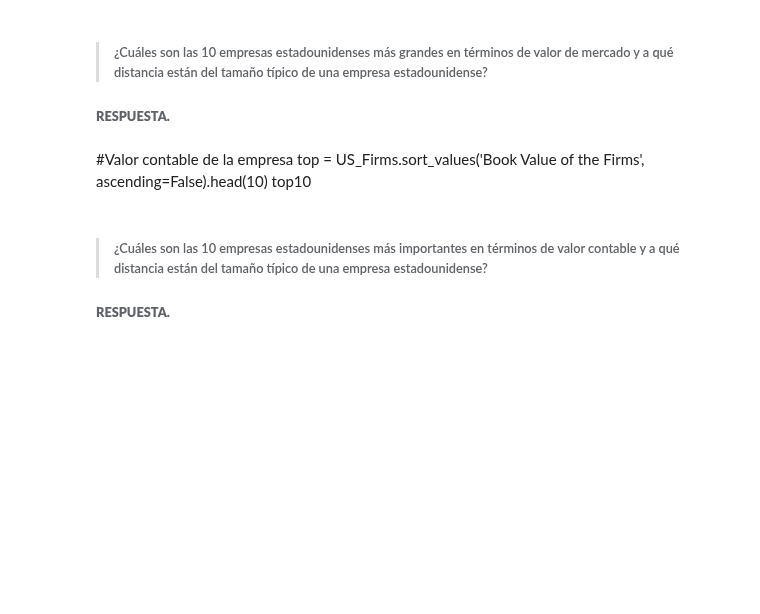
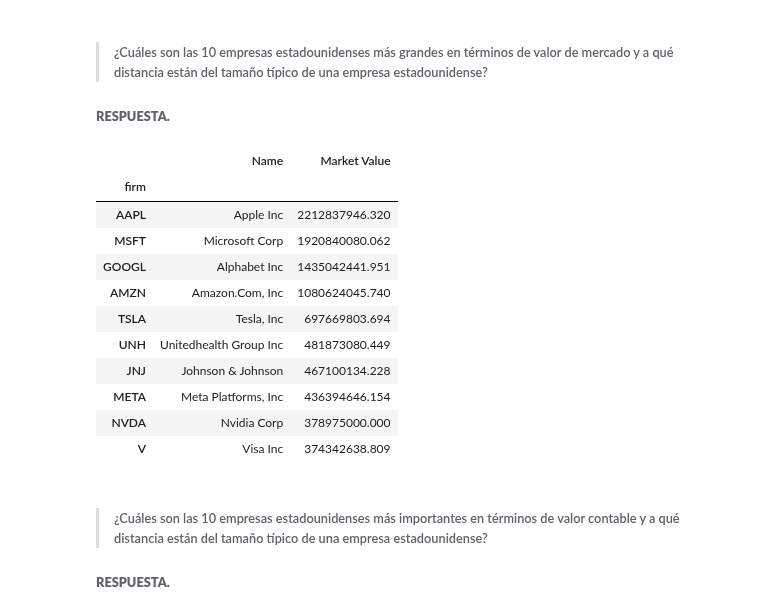
Before and after one commit to AnHrt/StatisticsII, a Jupyter notebook: Statistics/A01369984_BCase.ipynb, the cells around one changed output. Saved outputs shown, nothing was run; the diff lists cells and outputs as text; code cells hidden in the pictures; blank space fills up the shorter version.

```diff
--- a/Statistics/A01369984_BCase.ipynb
+++ b/Statistics/A01369984_BCase.ipynb
@@ -366,17 +444,28 @@ manufacturing["Profit Margin"].groupby(["firm"]).last().plot()
 [figure]
 # %% [markdown]
 ---
+# %%
+B_Firms = US_Firms.groupby(["firm"]).last()
+B_Firms = B_Firms[['Name','Book Value of the Firms','Market Value']]
 # %% [markdown]
 >###### ¿Cuáles son las 10 empresas estadounidenses más grandes en términos de valor de mercado y a qué distancia están del tamaño típico de una empresa estadounidense?
 ###### **RESPUESTA.**
-# %% [markdown]
-#Valor contable de la empresa
-top  = US_Firms.sort_values('Book Value of the Firms', ascending=False).head(10)
-top10
-# %%
-B_Firms = US_Firms.groupby(["firm"]).last()
-B_Firms = B_Firms.nlargest(10,"Market Value")
-B_Firms
+# %%
+top = B_Firms.sort_values('Market Value', ascending=False)
+top[['Name','Market Value']].head(10)
+# %% [output]
+|  | Name | Market Value |
+| firm |  |  |
+| AAPL | Apple Inc | 2212837946.320 |
+| MSFT | Microsoft Corp | 1920840080.062 |
+| GOOGL | Alphabet Inc | 1435042441.951 |
+| AMZN | Amazon.Com, Inc | 1080624045.740 |
+| TSLA | Tesla, Inc | 697669803.694 |
+| UNH | Unitedhealth Group Inc | 481873080.449 |
+| JNJ | Johnson & Johnson | 467100134.228 |
+| META | Meta Platforms, Inc | 436394646.154 |
+| NVDA | Nvidia Corp | 378975000.000 |
+| V | Visa Inc | 374342638.809 |
 # %% [markdown]
 >###### ¿Cuáles son las 10 empresas estadounidenses más importantes en términos de valor contable y a qué distancia están del tamaño típico de una empresa estadounidense?
 ###### **RESPUESTA.**
```
Also changed, not shown: parts of 24 cells of this notebook.
